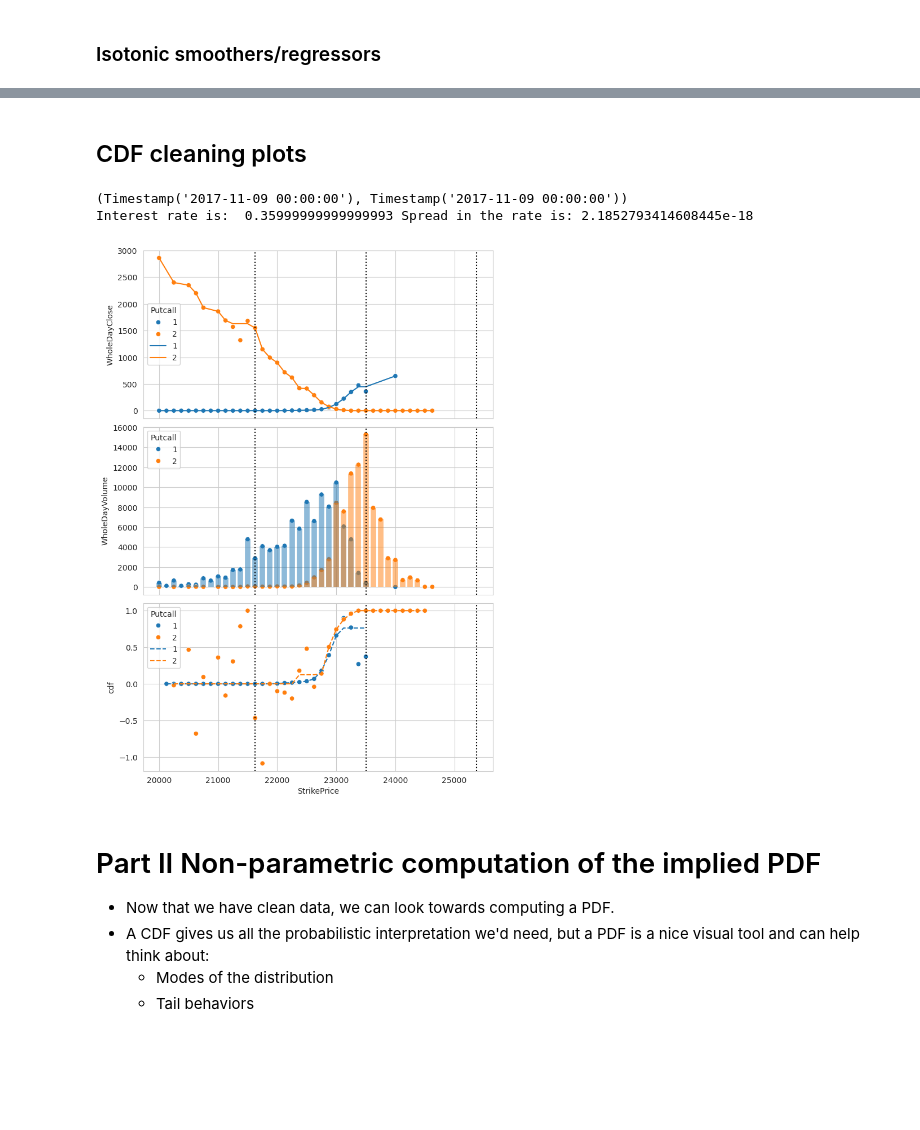
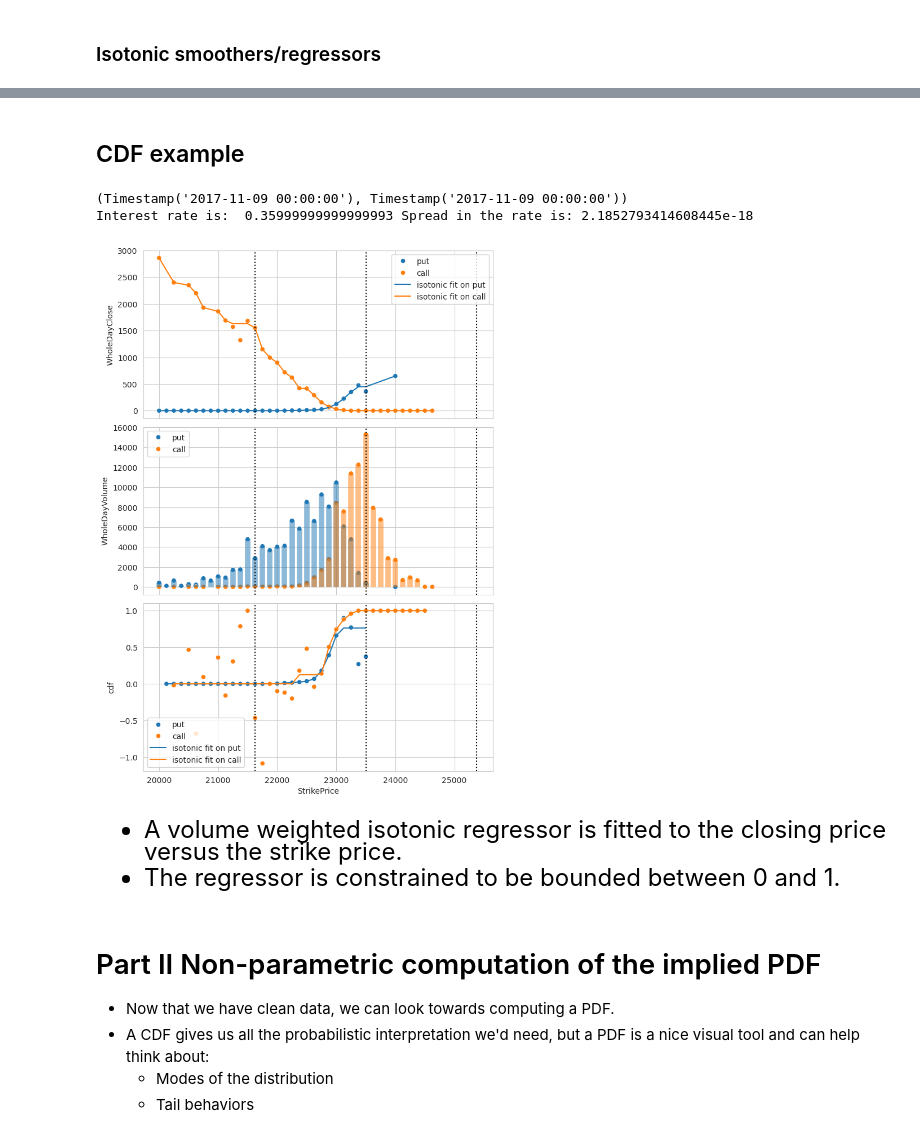
Before and after one commit to FlyingCurryMonster/JPY-equities, a Jupyter notebook: implied-probability-distributions.ipynb, the cells around one changed output, grey strips where cells are left out. Drawn from its saved outputs; the diff is of its cells as text; code cells hidden in the pictures; blank space fills up the shorter version.

Commit message:
plot annotations

```diff
--- a/implied-probability-distributions.ipynb
+++ b/implied-probability-distributions.ipynb
@@ -443,5 +444,5 @@ cdf_iso_weighted runtime 6.172633647918701 s
 # %% [markdown]
-##  CDF cleaning plots
+##  CDF example
 # %%
 # 13 has a good example of going below the limits
 # example 300 seems well behaved
@@ -450,39 +451,54 @@ example = chain_list.index[example_number]
 print(example[:-1])
 df = options.loc[example[:-1]]
 print('Interest rate is: ', 100*df.InterestRate.mean(), 'Spread in the rate is:', df.InterestRate.std())
 
 
 fig, ax = plt.subplots(3, 1, figsize = (8, 2*6), sharex=True)
 fig.subplots_adjust(hspace = 0.05)
 
 # AXES 0
 sns.scatterplot(df, x = 'StrikePrice', y = 'WholeDayClose', ax=ax[0], **plot_args)
-# sns.lineplot(df, x = 'StrikePrice', y = 'Close_iso', alpha = 0.8,ax=ax[0], **plot_args)
 sns.lineplot(df, x = 'StrikePrice', y = 'Close_iso_weighted', ax=ax[0], **plot_args)
+
+handles, labels = ax[0].get_legend_handles_labels()
+labels = ['put', 'call',  'isotonic fit on put', 'isotonic fit on call']
+by_label = dict(zip(labels, handles))
+ax[0].legend(by_label.values(), by_label.keys())
 
 # AXES 1
 sns.scatterplot(df, x = 'StrikePrice', y='WholeDayVolume', ax = ax[1], alpha = 1, **plot_args)
 for i, row in df.iterrows():
     if row['Putcall_encoder'] ==True:color = 'tab:blue'
     else: color = 'tab:orange'
     ax[1].vlines(row['K'], 0, row['WholeDayVolume'], alpha =0.5, linewidth = 7, color = color)
-# ax[1].set_yscale('log')
 
+handles, labels = ax[1].get_legend_handles_labels()
+labels = ['put', 'call']
+by_label = dict(zip(labels, handles))
+ax[1].legend(by_label.values(), by_label.keys())
 
 # AXES 2
 sns.scatterplot(df, x = 'StrikePrice', y = 'cdf', ax=ax[2], **plot_args)
-# sns.lineplot(df, x = 'StrikePrice', y = 'cdf_iso', ax=ax[2], linestyle = '-', **plot_args)
-sns.lineplot(df, x = 'StrikePrice', y = 'cdf_iso_weighted', ax=ax[2], linestyle='--', **plot_args)
-# sns.lineplot(df, x = 'StrikePrice', y = 'cdf_clean', ax=ax[2], linestyle='-', **plot_args)
+sns.lineplot(df, x = 'StrikePrice', y = 'cdf_iso_weighted', ax=ax[2], linestyle='-', **plot_args)
+
+handles, labels = ax[2].get_legend_handles_labels()
+labels = ['put', 'call',  'isotonic fit on put', 'isotonic fit on call']
+by_label = dict(zip(labels, handles))
+ax[2].legend(by_label.values(), by_label.keys())
 
 # Annotations
 for a in ax:
     for percentile in [0.92, 1, 1.08]:
         a.axvline(df['UnderlyingClose'].iloc[0]*percentile, color = 'k', linestyle = ':')
 # %% [output]
 (Timestamp('2017-11-09 00:00:00'), Timestamp('2017-11-09 00:00:00'))
 Interest rate is:  0.35999999999999993 Spread in the rate is: 2.1852793414608445e-18
-[figure, old version]
+[figure, new version]
+# %% [markdown]
+<font size =5>
+
+* A volume weighted isotonic regressor is fitted to the closing price versus the strike price.
+* The regressor is constrained to be bounded between 0 and 1.
 # %% [markdown]
 # Part II Non-parametric computation of the implied PDF
 * Now that we have clean data, we can look towards computing a PDF.
```
Also changed, not shown: parts of 5 cells of this notebook.
